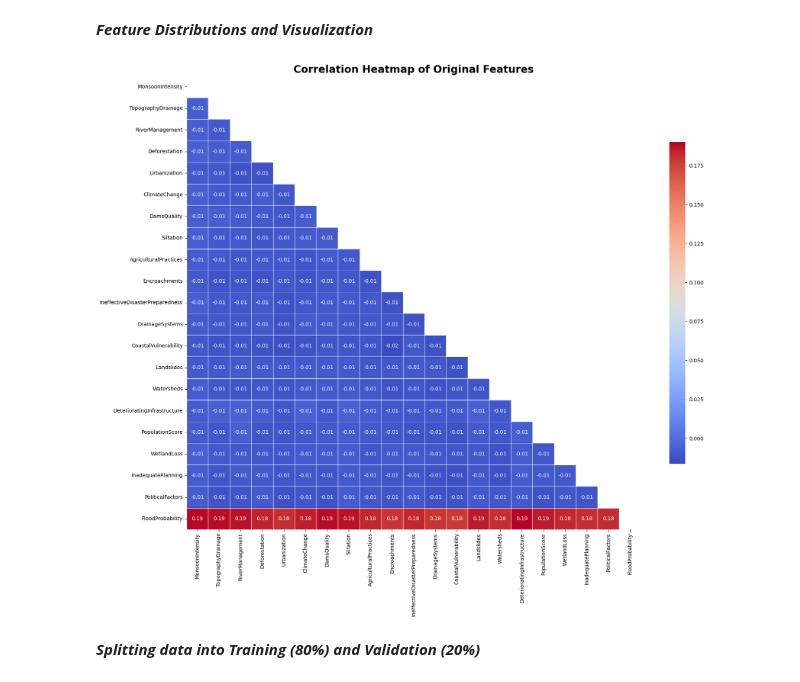
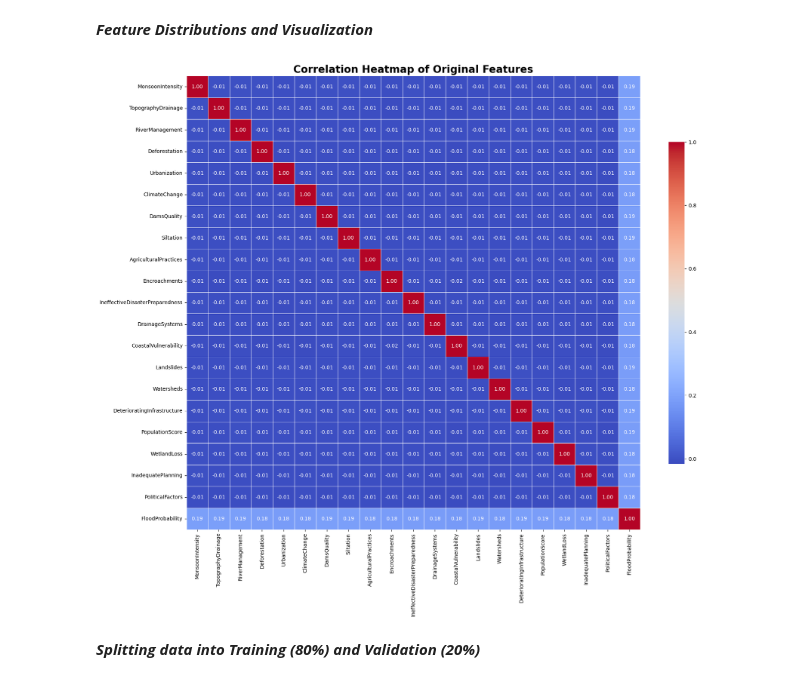
Before and after one commit to psykr-7323/Flood-Monitoring-System, a Jupyter notebook: Model_Training.ipynb, the cells around one changed output. Saved outputs shown, nothing was run; the diff lists cells and outputs as text; code cells hidden in the pictures.

```diff
--- a/Model_Training.ipynb
+++ b/Model_Training.ipynb
@@ -39,29 +39,25 @@ Dataset shape: (1117957, 7)
 # %%
 # Calculate the correlation matrix on the raw data (dropping the 'id' column)
 corr_matrix = train_df.drop(columns=['id']).corr()
 
 plt.figure(figsize=(18, 15))
 
-# Create a triangular mask to hide the duplicate upper half of the heatmap
-mask = np.triu(np.ones_like(corr_matrix, dtype=bool))
-
 # Render the heatmap
 sns.heatmap(
     corr_matrix,
-    mask=mask,
     annot=True,
     fmt=".2f",
     cmap='coolwarm',
     square=True,
     linewidths=.5,
     cbar_kws={"shrink": .7}
 )
 
 plt.title("Correlation Heatmap of Original Features", fontsize=20, fontweight='bold')
 plt.tight_layout()
 plt.show()
 # %% [output]
-[figure, old version]
+[figure, new version]
 # %% [markdown]
 ***Splitting data into Training (80%) and Validation (20%)***
 # %%
```
